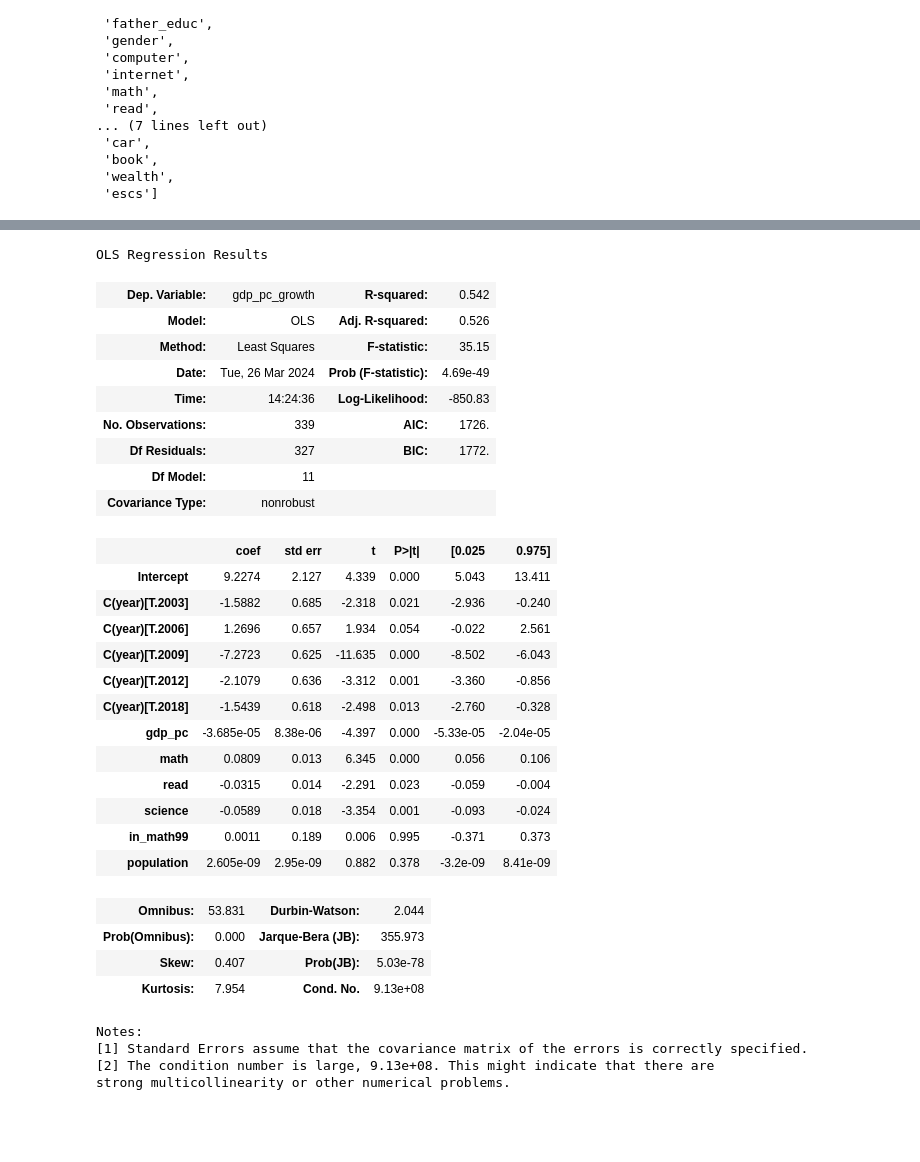
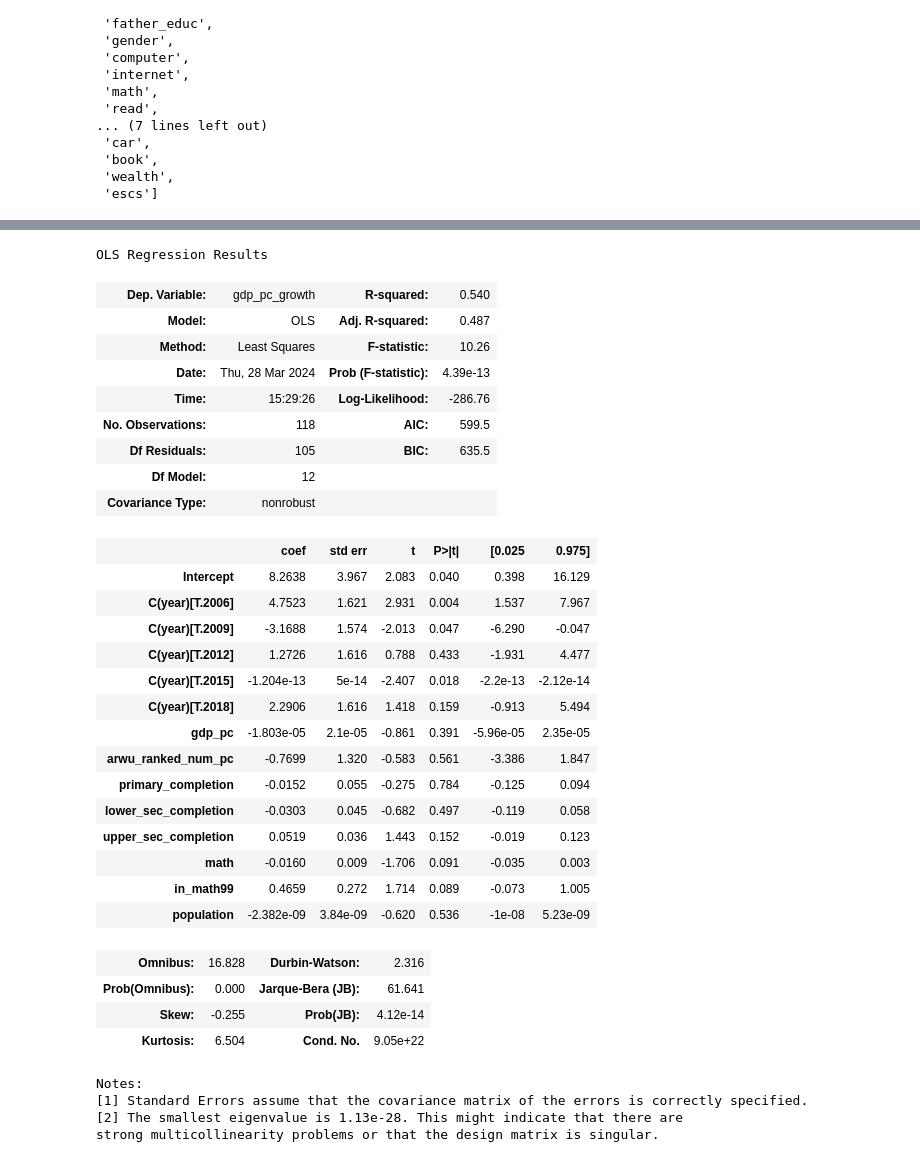
Before and after one commit to jamesxu123/econ442, a Jupyter notebook: old_explore.ipynb, the cells around one changed output, grey strips where cells are left out. Drawn from its saved outputs; the diff is of its cells as text; code cells hidden in the pictures; blank space fills up the shorter version.

Commit message:
good merged version in old_explore.ipynb

```diff
--- a/old_explore.ipynb
+++ b/old_explore.ipynb
@@ -33,2 +34,4 @@ worldbank = pl.scan_parquet("data/worldbank_indicators.parquet").with_columns(pl
+# %%
+arwu = pl.scan_parquet("data/arwu_2003-2023.parquet").group_by(["country", "year"]).agg(pl.col("rank").count().alias("arwu_ranked_num"), pl.col("score").sum().alias("arwu_sum_score"))
 # %%
-merged = q.join(worldbank, left_on=["country", "year"], right_on=["Country Code", "Time"], how="left")
+merged = worldbank.join(arwu, left_on=["country", "year"], right_on=["country", "year"], how="left").filter(pl.col("year") >= 2003)
@@ -55,3 +38,5 @@ END LEFT JOIN
+# %%
+merged = merged.join(q, on=["country", "year"], how="left").with_columns(pl.col("arwu_ranked_num").fill_null(0), pl.col("arwu_sum_score").fill_null(0))
 # %%
 df2 = merged.collect()
 # %%
@@ -126,39 +122,43 @@ pd_df[["math", "read", "science", "in_math99", "gdp_pc", "gdp_pc_growth"]].corr(
 # %%
 import plotly.express as px
+# %%
+pd_df["arwu_ranked_num_pc"] = pd_df["arwu_ranked_num"] / pd_df["population"] * 1_000_000
 # %%
-smf.ols("gdp_pc_growth ~ gdp_pc + math + read + science + in_math99 + population + C(year)", pd_df).fit().summary()
+smf.ols("gdp_pc_growth ~ gdp_pc + arwu_ranked_num_pc + primary_completion + lower_sec_completion + upper_sec_completion+ C(year) + math + in_math99 + population", pd_df[pd_df["year"].isin([2003, 2006, 2009, 2012, 2015, 2018])]).fit().summary()
 # %% [output]
 OLS Regression Results
-| Dep. Variable: | gdp_pc_growth | R-squared: | 0.542 |
-| Model: | OLS | Adj. R-squared: | 0.526 |
-| Method: | Least Squares | F-statistic: | 35.15 |
-| Date: | Tue, 26 Mar 2024 | Prob (F-statistic): | 4.69e-49 |
-| Time: | 14:24:36 | Log-Likelihood: | -850.83 |
-| No. Observations: | 339 | AIC: | 1726. |
-| Df Residuals: | 327 | BIC: | 1772. |
-| Df Model: | 11 |  |  |
+| Dep. Variable: | gdp_pc_growth | R-squared: | 0.540 |
+| Model: | OLS | Adj. R-squared: | 0.487 |
+| Method: | Least Squares | F-statistic: | 10.26 |
+| Date: | Thu, 28 Mar 2024 | Prob (F-statistic): | 4.39e-13 |
+| Time: | 15:29:26 | Log-Likelihood: | -286.76 |
+| No. Observations: | 118 | AIC: | 599.5 |
+| Df Residuals: | 105 | BIC: | 635.5 |
+| Df Model: | 12 |  |  |
 | Covariance Type: | nonrobust |  |  |
 |  | coef | std err | t | P>|t| | [0.025 | 0.975] |
-| Intercept | 9.2274 | 2.127 | 4.339 | 0.000 | 5.043 | 13.411 |
-| C(year)[T.2003] | -1.5882 | 0.685 | -2.318 | 0.021 | -2.936 | -0.240 |
-| C(year)[T.2006] | 1.2696 | 0.657 | 1.934 | 0.054 | -0.022 | 2.561 |
-| C(year)[T.2009] | -7.2723 | 0.625 | -11.635 | 0.000 | -8.502 | -6.043 |
-| C(year)[T.2012] | -2.1079 | 0.636 | -3.312 | 0.001 | -3.360 | -0.856 |
-| C(year)[T.2018] | -1.5439 | 0.618 | -2.498 | 0.013 | -2.760 | -0.328 |
-| gdp_pc | -3.685e-05 | 8.38e-06 | -4.397 | 0.000 | -5.33e-05 | -2.04e-05 |
-| math | 0.0809 | 0.013 | 6.345 | 0.000 | 0.056 | 0.106 |
-| read | -0.0315 | 0.014 | -2.291 | 0.023 | -0.059 | -0.004 |
-| science | -0.0589 | 0.018 | -3.354 | 0.001 | -0.093 | -0.024 |
-| in_math99 | 0.0011 | 0.189 | 0.006 | 0.995 | -0.371 | 0.373 |
-| population | 2.605e-09 | 2.95e-09 | 0.882 | 0.378 | -3.2e-09 | 8.41e-09 |
+| Intercept | 8.2638 | 3.967 | 2.083 | 0.040 | 0.398 | 16.129 |
+| C(year)[T.2006] | 4.7523 | 1.621 | 2.931 | 0.004 | 1.537 | 7.967 |
+| C(year)[T.2009] | -3.1688 | 1.574 | -2.013 | 0.047 | -6.290 | -0.047 |
+| C(year)[T.2012] | 1.2726 | 1.616 | 0.788 | 0.433 | -1.931 | 4.477 |
+| C(year)[T.2015] | -1.204e-13 | 5e-14 | -2.407 | 0.018 | -2.2e-13 | -2.12e-14 |
+| C(year)[T.2018] | 2.2906 | 1.616 | 1.418 | 0.159 | -0.913 | 5.494 |
+| gdp_pc | -1.803e-05 | 2.1e-05 | -0.861 | 0.391 | -5.96e-05 | 2.35e-05 |
+| arwu_ranked_num_pc | -0.7699 | 1.320 | -0.583 | 0.561 | -3.386 | 1.847 |
+| primary_completion | -0.0152 | 0.055 | -0.275 | 0.784 | -0.125 | 0.094 |
+| lower_sec_completion | -0.0303 | 0.045 | -0.682 | 0.497 | -0.119 | 0.058 |
+| upper_sec_completion | 0.0519 | 0.036 | 1.443 | 0.152 | -0.019 | 0.123 |
+| math | -0.0160 | 0.009 | -1.706 | 0.091 | -0.035 | 0.003 |
+| in_math99 | 0.4659 | 0.272 | 1.714 | 0.089 | -0.073 | 1.005 |
+| population | -2.382e-09 | 3.84e-09 | -0.620 | 0.536 | -1e-08 | 5.23e-09 |
-| Omnibus: | 53.831 | Durbin-Watson: | 2.044 |
-| Prob(Omnibus): | 0.000 | Jarque-Bera (JB): | 355.973 |
-| Skew: | 0.407 | Prob(JB): | 5.03e-78 |
-| Kurtosis: | 7.954 | Cond. No. | 9.13e+08 |
+| Omnibus: | 16.828 | Durbin-Watson: | 2.316 |
+| Prob(Omnibus): | 0.000 | Jarque-Bera (JB): | 61.641 |
+| Skew: | -0.255 | Prob(JB): | 4.12e-14 |
+| Kurtosis: | 6.504 | Cond. No. | 9.05e+22 |
 Notes:
 [1] Standard Errors assume that the covariance matrix of the errors is correctly specified.
-[2] The condition number is large, 9.13e+08. This might indicate that there are
-strong multicollinearity or other numerical problems.
+[2] The smallest eigenvalue is 1.13e-28. This might indicate that there are
+strong multicollinearity problems or that the design matrix is singular.
 # %%
 fig = px.scatter(df2, y="in_math99", x="gdp_pc_growth", color='gdp_pc', hover_data=["country", "year"])
 fig.show()
```
Also changed, not shown: parts of 17 cells of this notebook, 5 other files.
